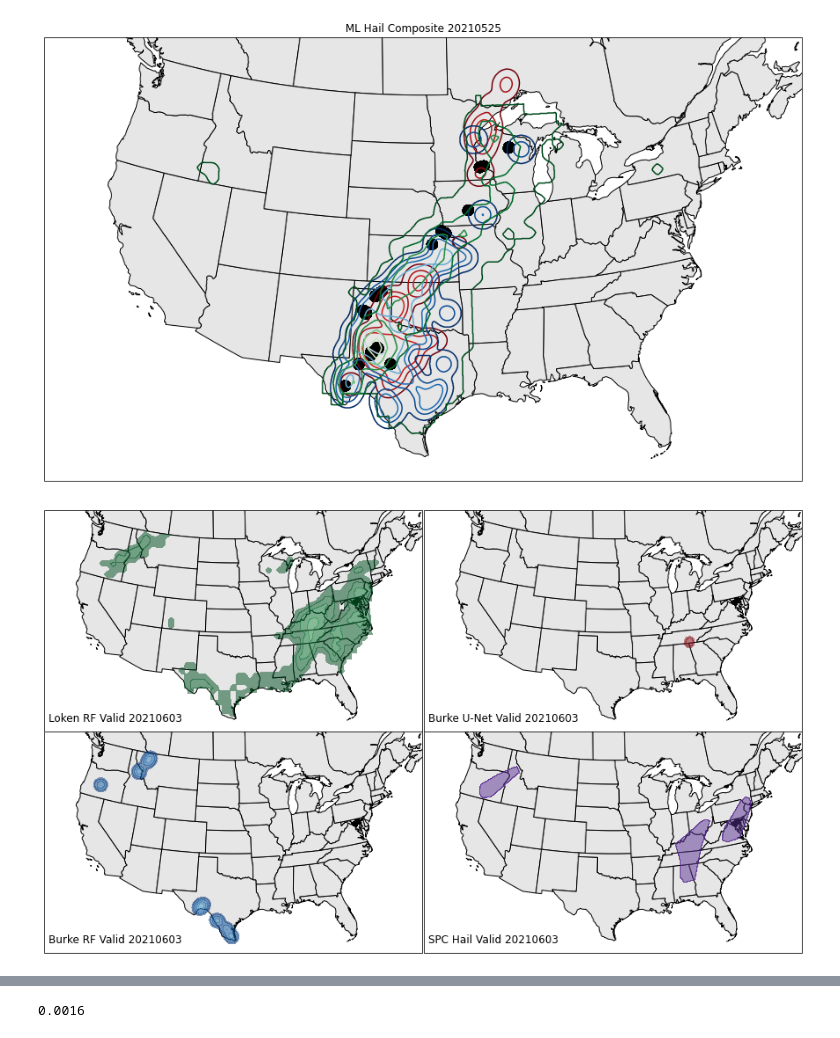
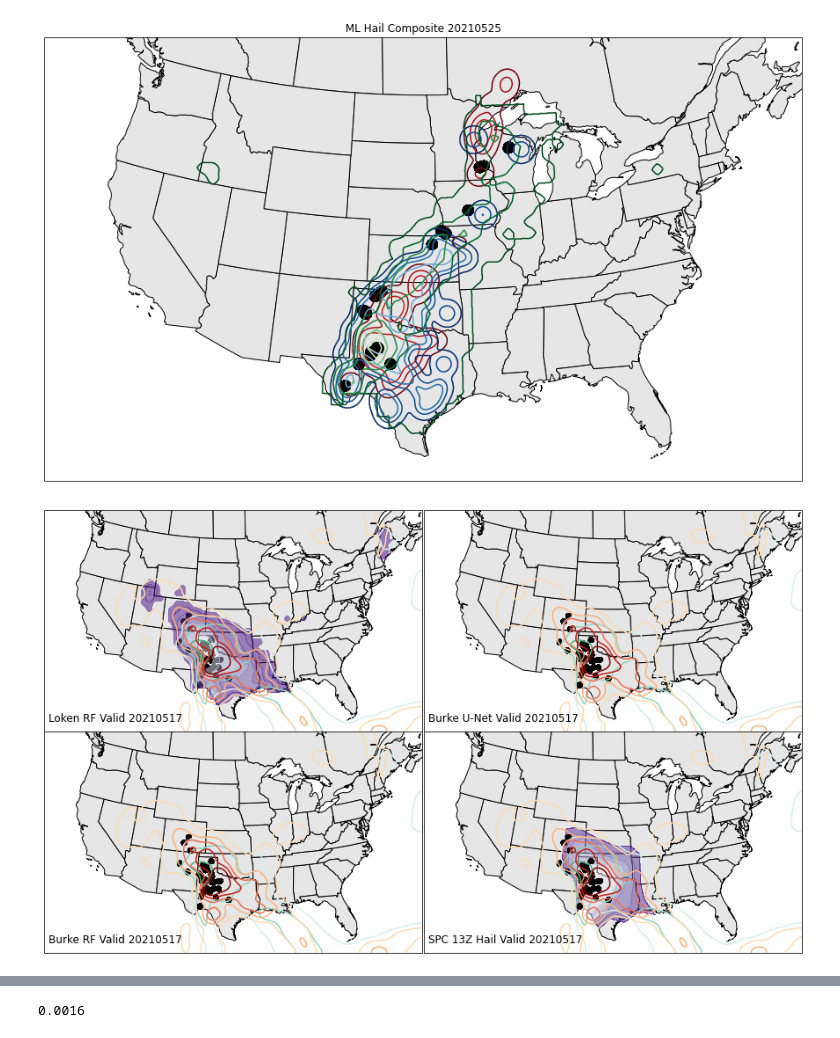
Before and after one commit to djgagne/hagelslag, a Jupyter notebook: demos/hwt_2021_eval.ipynb, the cells around one changed output, grey strips where cells are left out. Drawn from its saved outputs; the diff is of its cells as text; code cells hidden in the pictures.

```diff
--- a/demos/hwt_2021_eval.ipynb
+++ b/demos/hwt_2021_eval.ipynb
@@ -655,6 +1075,9 @@ for lsr_date in lsr_dates:
 # %%
+us_mask = xr.open_dataset("../mapfiles/hrefv2_us_mask_djg.nc")
+f_mask = us_mask["usa_mask"].values
 lsr_dates = sorted(list(all_data["lsr"].keys()))[:-2]
-forecasts = ['burke_dl', 'burke_rf', 'loken_rf', 'spc_nws']
+forecasts = ["spc_06_max", "spc_13_max", "burke_rf", "loken_rf", "burke_dl"]
+#forecasts = ['burke_dl', 'burke_rf', 'loken_rf', 'spc_06_max', 'spc_13_max']
 thresholds = np.array([0, 0.001, 0.005, 0.01, 0.02, 0.05, 0.1, 0.15, 0.20, 0.25, 0.3, 0.35, 0.4, 0.45, 0.5, 0.6, 0.7])
 drocs = {f: [] for f in forecasts}
 drels = {f: [] for f in forecasts}
@@ -666,12 +1089,13 @@ for lsr_date in lsr_dates:
         all_avail.append(lsr_date in all_data[mod].keys())
     if all(all_avail) and all_data["lsr"][lsr_date].max() > 0:
         final_lsr_dates.append(lsr_date)
+        idx = (f_mask > 0) & (all_data["href"]["MAXUVV"][lsr_date] > 10)
         for mod in forecasts:
             print(mod)
             if lsr_date in all_data[mod].keys():
                 drocs[mod].append(DistributedROC(thresholds=thresholds))
-                drocs[mod][-1].update(all_data[mod][lsr_date].ravel(), all_data["lsr"][lsr_date].ravel())
+                drocs[mod][-1].update(all_data[mod][lsr_date][idx], all_data["lsr"][lsr_date][idx])
                 drels[mod].append(DistributedReliability(thresholds=thresholds))
-                drels[mod][-1].update(all_data[mod][lsr_date].ravel(), all_data["lsr"][lsr_date].ravel())
+                drels[mod][-1].update(all_data[mod][lsr_date][idx], all_data["lsr"][lsr_date][idx])
 # %% [output]
 20210503
@@ -710,7 +1134,0 @@ spc_nws
-# %%
-max_csi_frame = pd.DataFrame(0.0, index=final_lsr_dates, columns=forecasts)
-for mod in forecasts:
-    print(mod)
-    for f, fore in enumerate(drocs[mod]):
-        print(fore.max_csi())
-        max_csi_frame.loc[final_lsr_dates[f], mod] = fore.max_csi()
@@ -815,7 +1228,7 @@ ax.set_title("ML Hail Composite " + plot_date)
 Text(0.5, 1.0, 'ML Hail Composite 20210525')
 [figure]
 # %%
-plot_date = "20210603"
+plot_date = "20210517"
 contours = np.array([0.01, 0.02, 0.05, 0.1, 0.15, 0.2, 0.3, 0.45])
 fig = plt.figure(figsize=(12, 7))
 ax = fig.add_axes([0, 0.5, 0.5, 0.5],
@@ -827,7 +1240,11 @@ ax.add_feature(cfs.STATES, facecolor="0.9", zorder=0)
 ax.contourf(all_data["burke_dl"]["lon"], all_data["burke_dl"]["lat"], all_data["lsr"][plot_date], np.array([0.5, 1]),
             transform=ccrs.PlateCarree(), cmap="binary", vmax=0.5, vmin=-1)
 ax.contourf(all_data["loken_rf"]["lon"], all_data["loken_rf"]["lat"], all_data["loken_rf"][plot_date],  contours,
-            transform=ccrs.PlateCarree(), cmap="Greens_r", vmax=0.45, vmin=0, alpha=0.5)
+            transform=ccrs.PlateCarree(), cmap="Purples_r", vmax=0.45, vmin=0, alpha=0.5)
+shipc = ax.contour(all_data["burke_dl"]["lon"], all_data["burke_dl"]["lat"], gaussian_filter(all_data["href"]["SHIP"][plot_date], 20), np.arange(0.2, 1, 0.2),
+            transform=ccrs.PlateCarree(), cmap="BuGn", vmin=0, vmax=1)
+uvvc = ax.contour(all_data["burke_dl"]["lon"], all_data["burke_dl"]["lat"], gaussian_filter(all_data["href"]["MAXUVV"][plot_date], 20), np.arange(2, 12, 2),
+            transform=ccrs.PlateCarree(), cmap="OrRd", vmin=0, vmax=10)
 ax.set_title("Loken RF Valid " + plot_date, loc="left", y=0.02, x=0.01)
 ax = fig.add_axes([0.5, 0.5, 0.5, 0.5],
                   projection=ccrs.LambertConformal(central_latitude=proj_params["lat_0"],
@@ -835,36 +1252,49 @@ ax = fig.add_axes([0.5, 0.5, 0.5, 0.5],
                                                    standard_parallels=[proj_params["lat_1"], proj_params["lat_2"]]
                                                   ))
 ax.add_feature(cfs.STATES, facecolor="0.9", zorder=0)
 ax.contourf(all_data["burke_dl"]["lon"], all_data["burke_dl"]["lat"], all_data["lsr"][plot_date], np.array([0.5, 1]),
             transform=ccrs.PlateCarree(), cmap="binary", vmax=0.5, vmin=-1)
 ax.contourf(all_data["burke_dl"]["lon"], all_data["burke_dl"]["lat"], all_data["burke_dl"][plot_date], contours,
-            transform=ccrs.PlateCarree(), cmap="Reds_r", vmax=0.45, vmin=0, alpha=0.5)
+            transform=ccrs.PlateCarree(), cmap="Purples_r", vmax=0.45, vmin=0, alpha=0.5)
+shipc = ax.contour(all_data["burke_dl"]["lon"], all_data["burke_dl"]["lat"], gaussian_filter(all_data["href"]["SHIP"][plot_date], 20), np.arange(0.2, 1, 0.2),
+            transform=ccrs.PlateCarree(), cmap="BuGn", vmin=0, vmax=1)
+uvvc = ax.contour(all_data["burke_dl"]["lon"], all_data["burke_dl"]["lat"], gaussian_filter(all_data["href"]["MAXUVV"][plot_date], 20), np.arange(2, 12, 2),
+            transform=ccrs.PlateCarree(), cmap="OrRd", vmin=0, vmax=10)
 ax.set_title("Burke U-Net Valid " + plot_date, loc="left", y=0.02, x=0.01)
 
 ax = fig.add_axes([0, 0, 0.5, 0.5],
                   projection=ccrs.LambertConformal(central_latitude=proj_params["lat_0"],
                                                    central_longitude=proj_params["lon_0"],
                                                    standard_parallels=[proj_params["lat_1"], proj_params["lat_2"]]
                                                   ))
 ax.add_feature(cfs.STATES, facecolor="0.9", zorder=0)
 ax.contourf(all_data["burke_dl"]["lon"], all_data["burke_dl"]["lat"], all_data["lsr"][plot_date], np.array([0.5, 1]),
             transform=ccrs.PlateCarree(), cmap="binary", vmax=0.5, vmin=-1)
 ax.contourf(all_data["burke_rf"]["lon"], all_data["burke_rf"]["lat"], all_data["burke_rf"][plot_date], contours,
-            transform=ccrs.PlateCarree(), cmap="Blues_r", vmin=0, vmax=0.45, alpha=0.5)
+            transform=ccrs.PlateCarree(), cmap="Purples_r", vmin=0, vmax=0.45, alpha=0.5)
+shipc = ax.contour(all_data["burke_dl"]["lon"], all_data["burke_dl"]["lat"], gaussian_filter(all_data["href"]["SHIP"][plot_date], 20), np.arange(0.2, 1, 0.2),
+            transform=ccrs.PlateCarree(), cmap="BuGn", vmin=0, vmax=1)
+uvvc = ax.contour(all_data["burke_dl"]["lon"], all_data["burke_dl"]["lat"], gaussian_filter(all_data["href"]["MAXUVV"][plot_date], 20), np.arange(2, 12, 2),
+            transform=ccrs.PlateCarree(), cmap="OrRd", vmin=0, vmax=10)
 ax.set_title("Burke RF Valid " + plot_date, loc="left", y=0.02, x=0.01)
 
 ax = fig.add_axes([0.5, 0, 0.5, 0.5],
                   projection=ccrs.LambertConformal(central_latitude=proj_params["lat_0"],
                                                    central_longitude=proj_params["lon_0"],
                                                    standard_parallels=[proj_params["lat_1"], proj_params["lat_2"]]
                                                   ))
 ax.add_feature(cfs.STATES, facecolor="0.9", zorder=0)
+
+ax.contourf(all_data["burke_dl"]["lon"], all_data["burke_dl"]["lat"], all_data["spc_13_max"][plot_date], contours,
+            transform=ccrs.PlateCarree(), cmap="Purples_r", vmax=0.45, vmin=0, alpha=0.5)
 ax.contourf(all_data["burke_dl"]["lon"], all_data["burke_dl"]["lat"], all_data["lsr"][plot_date], np.array([0.5, 1]),
             transform=ccrs.PlateCarree(), cmap="binary", vmax=0.5, vmin=-1)
-ax.contourf(all_data["burke_dl"]["lon"], all_data["burke_dl"]["lat"], all_data["spc_nws"][plot_date], contours,
-            transform=ccrs.PlateCarree(), cmap="Purples_r", vmax=0.45, vmin=0, alpha=0.5)
-ax.set_title("SPC Hail Valid " + plot_date, loc="left", y=0.02, x=0.01)
+shipc = ax.contour(all_data["burke_dl"]["lon"], all_data["burke_dl"]["lat"], gaussian_filter(all_data["href"]["SHIP"][plot_date], 20), np.arange(0.2, 1, 0.2),
+            transform=ccrs.PlateCarree(), cmap="BuGn", vmin=0, vmax=1)
+uvvc = ax.contour(all_data["burke_dl"]["lon"], all_data["burke_dl"]["lat"], gaussian_filter(all_data["href"]["MAXUVV"][plot_date], 20), np.arange(2, 12, 2),
+            transform=ccrs.PlateCarree(), cmap="OrRd", vmin=0, vmax=10)
+ax.set_title("SPC 13Z Hail Valid " + plot_date, loc="left", y=0.02, x=0.01)
 plt.savefig(f"hail_case_{plot_date}.png", bbox_inches="tight", dpi=300)
 #ax.set_title("ML Hail Composite " + plot_date)
 # %% [output]
-[figure, old version]
+[figure, new version]
```
Also changed, not shown: parts of 71 cells of this notebook, 2 other files.
